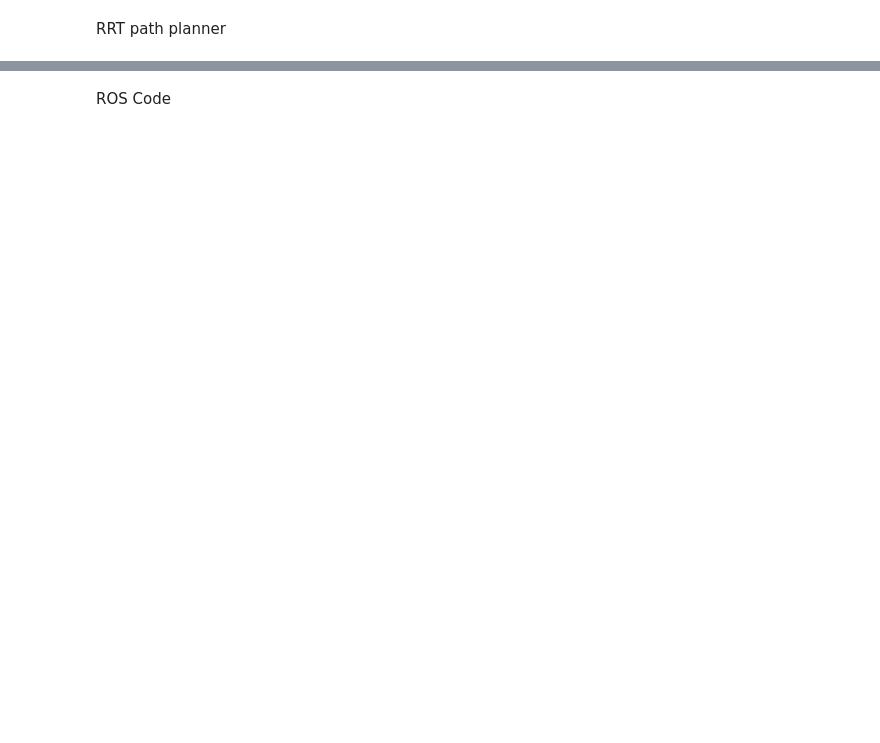
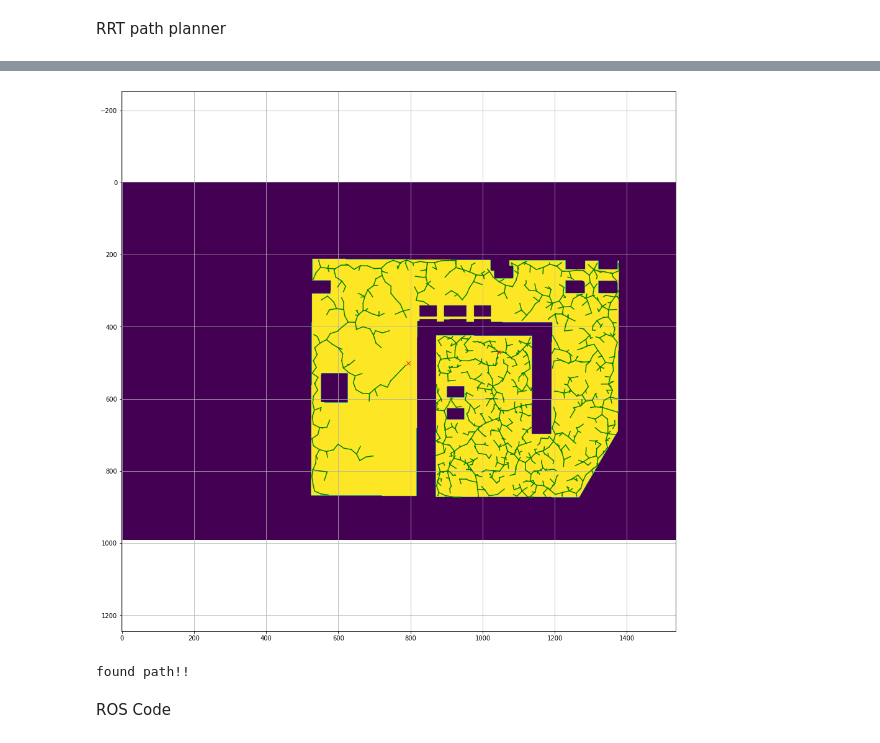
Before and after one commit to scifiswapnil/decentralized-payload-transport, a Jupyter notebook: src/jackal_workspace/scripts/rrt.ipynb, the cells around one changed output, grey strips where cells are left out. Drawn from its saved outputs; the diff is of its cells as text; code cells hidden in the pictures; blank space fills up the shorter version.

```diff
--- a/src/jackal_workspace/scripts/rrt.ipynb
+++ b/src/jackal_workspace/scripts/rrt.ipynb
@@ -125,7 +126,7 @@ class RRT:
                  goal,
                  map_grid,
                  rand_area,
-                 expand_dis=10,
+                 expand_dis=100,
                  path_resolution=10,
                  goal_sample_rate=5,
                  max_iter=5900):
@@ -285,3 +300,22 @@ class RRT:
+# %%
+rrt = RRT(
+    start=[x_start[0],x_start[1]],
+    goal=[x_goal[0],x_goal[1]],
+    rand_area=[0, 1500],
+    map_grid=map_grid,
+    expand_dis=20,
+    path_resolution=5,
+    goal_sample_rate=1,
+    max_iter=10000)
+path = rrt.planning(animation=False)
+rrt.draw_graph()
+if path is None:
+    print("Cannot find path")
+else:
+    print("found path!!")
+# %% [output]
+[figure, added]
+found path!!
 # %% [markdown]
 ROS Code
 # %%
```
Also changed, not shown: parts of 8 cells of this notebook, 6 other files.
